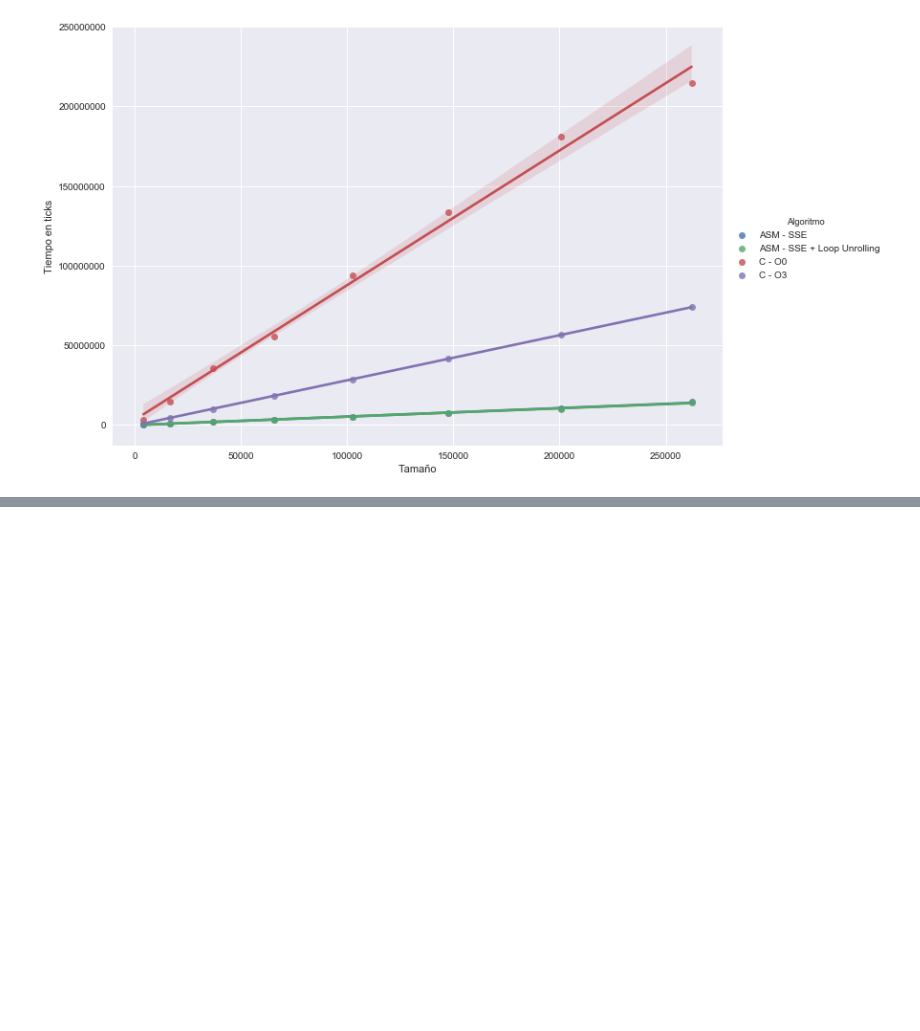
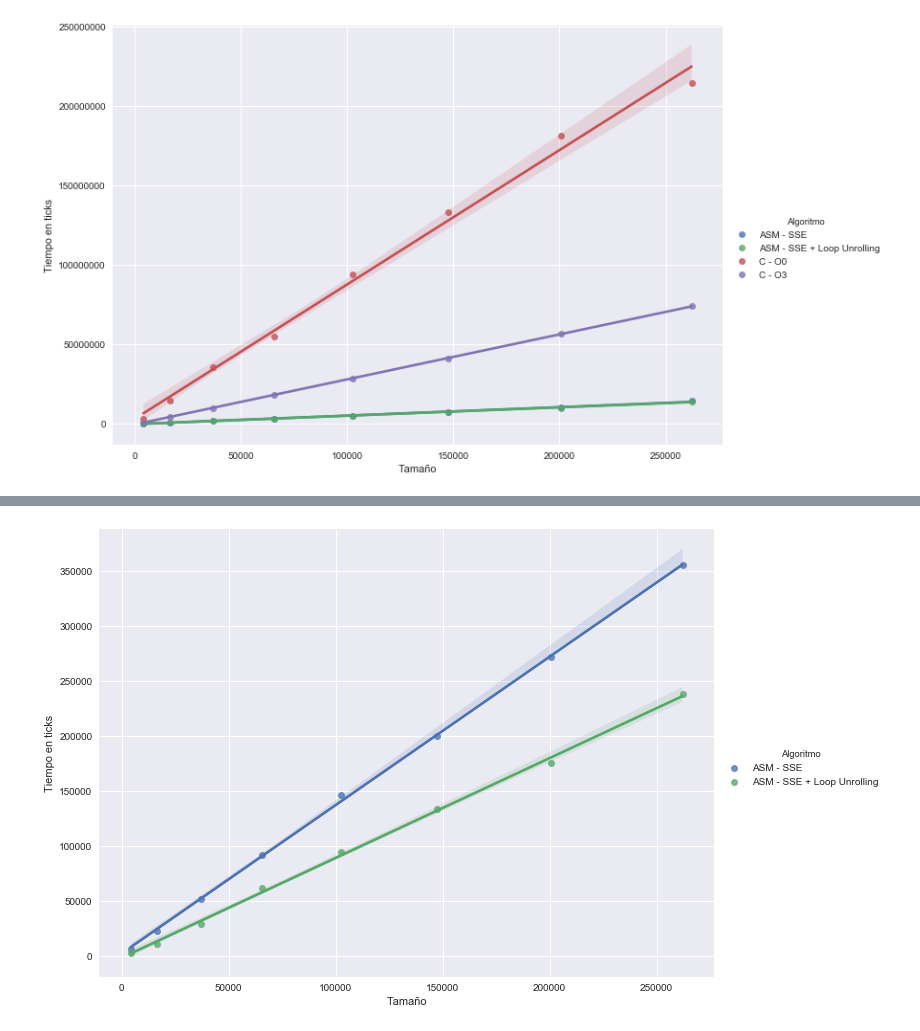
Before and after one commit to ZebaSz/orga2-tp2, a Jupyter notebook: informe/data/Orga2-TP2.ipynb, the cells around one changed output, grey strips where cells are left out. Cells and saved outputs as stored; diff of their text form; code cells hidden in the pictures; blank space fills up the shorter version.

```diff
--- a/informe/data/Orga2-TP2.ipynb
+++ b/informe/data/Orga2-TP2.ipynb
@@ -120,0 +130,14 @@ plt.show()
+# %%
+dfUnroll = pd.read_csv('fourCombine-unroll.csv')
+dfUnroll[algo] = dfUnroll[algo].map({1: 'ASM - SSE + Loop Unrolling'})
+
+df = pd.concat([dfFourCombine, dfUnroll], ignore_index=True)
+df = df.groupby([algo, tam]).min().reset_index()
+df = df[(df.Algoritmo != O0) & (df.Algoritmo != O3)]
+
+sns.lmplot(x=tam, y=ticks, data=df, hue=algo, truncate=True, size=7, aspect=1.4)
+plt.ylabel('Tiempo en ticks')
+plt.gca().get_yaxis().get_major_formatter().set_scientific(False)
+plt.show()
+# %% [output]
+[figure, added]
```
Also changed, not shown: parts of 13 cells of this notebook, 1 other file.
